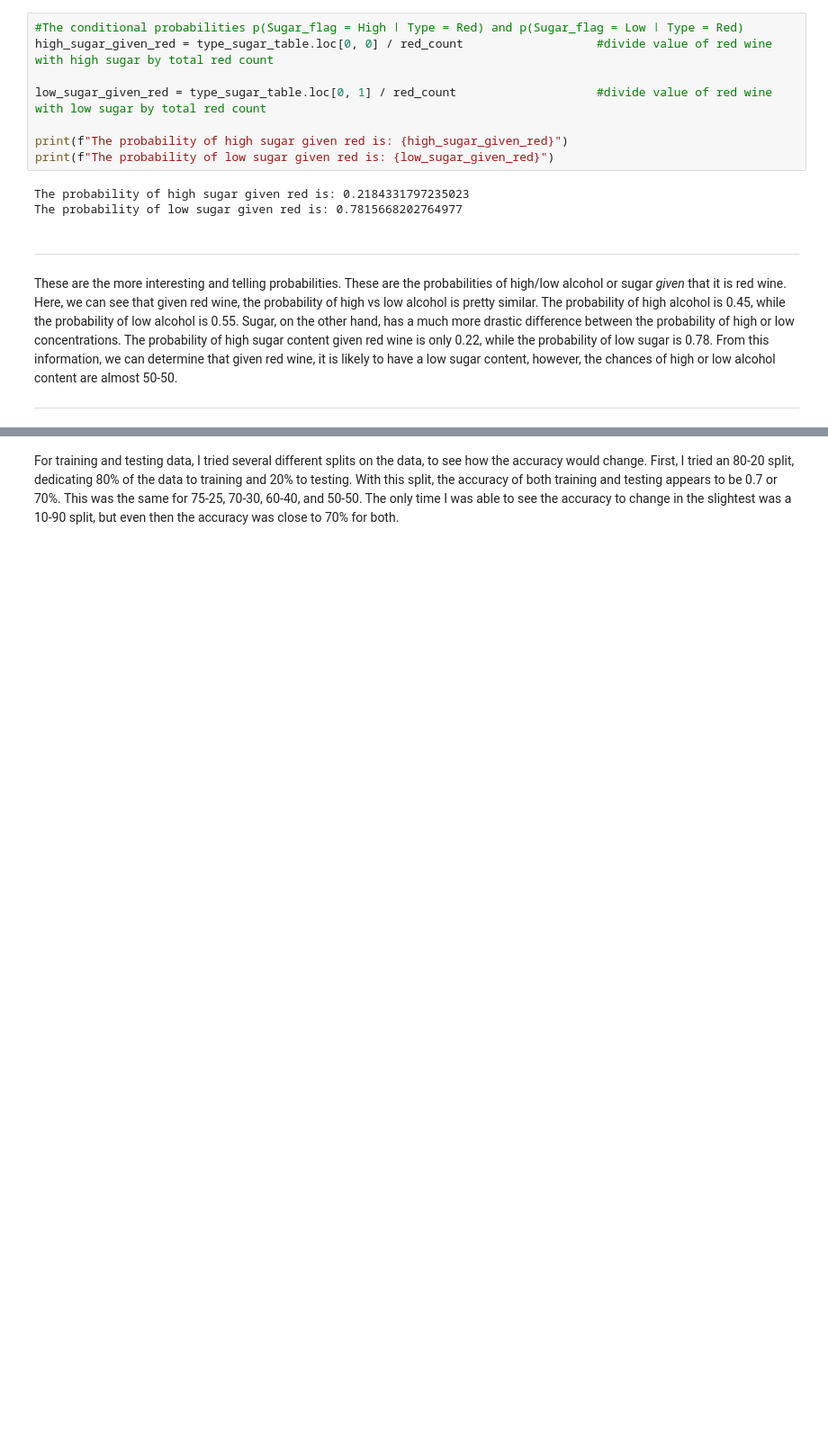
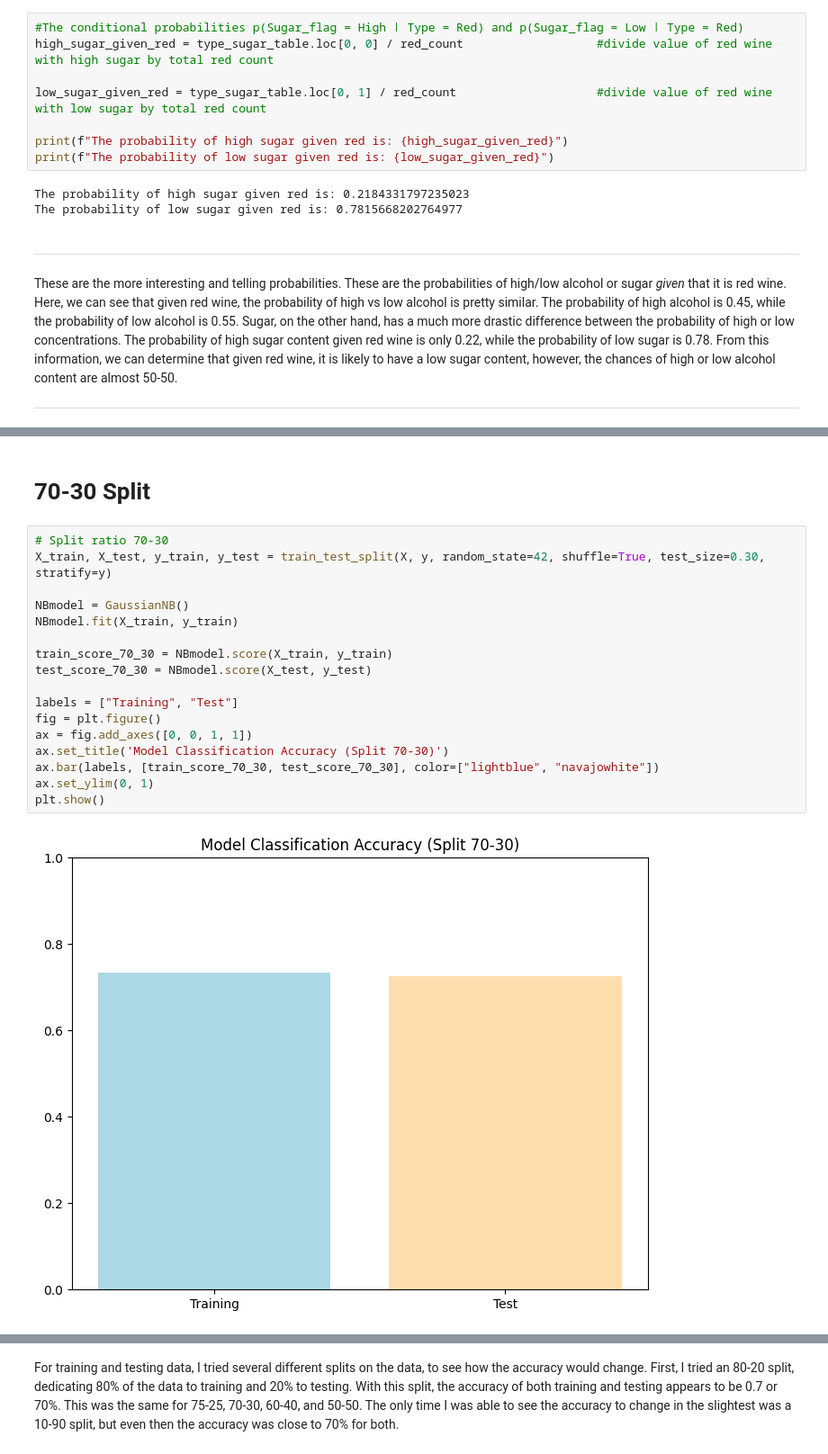
Before and after one commit to ezahner/IDS, a Jupyter notebook: HW5/Project5.ipynb, the cells around one changed output, grey strips where cells are left out. Shown at 90% size. Saved outputs shown, nothing was run; the diff lists cells and outputs as text; blank space fills up the shorter version.

```diff
--- a/HW5/Project5.ipynb
+++ b/HW5/Project5.ipynb
@@ -359,0 +368,21 @@ plt.show()
+# %% [markdown]
+<h1>70-30 Split</h1>
+# %%
+# Split ratio 70-30
+X_train, X_test, y_train, y_test = train_test_split(X, y, random_state=42, shuffle=True, test_size=0.30, stratify=y)
+
+NBmodel = GaussianNB()
+NBmodel.fit(X_train, y_train)
+
+train_score_70_30 = NBmodel.score(X_train, y_train)
+test_score_70_30 = NBmodel.score(X_test, y_test)
+
+labels = ["Training", "Test"]
+fig = plt.figure()
+ax = fig.add_axes([0, 0, 1, 1])
+ax.set_title('Model Classification Accuracy (Split 70-30)')
+ax.bar(labels, [train_score_70_30, test_score_70_30], color=["lightblue", "navajowhite"])
+ax.set_ylim(0, 1)
+plt.show()
+# %% [output]
+[figure, added]
```
Also changed, not shown: parts of 20 cells of this notebook.
